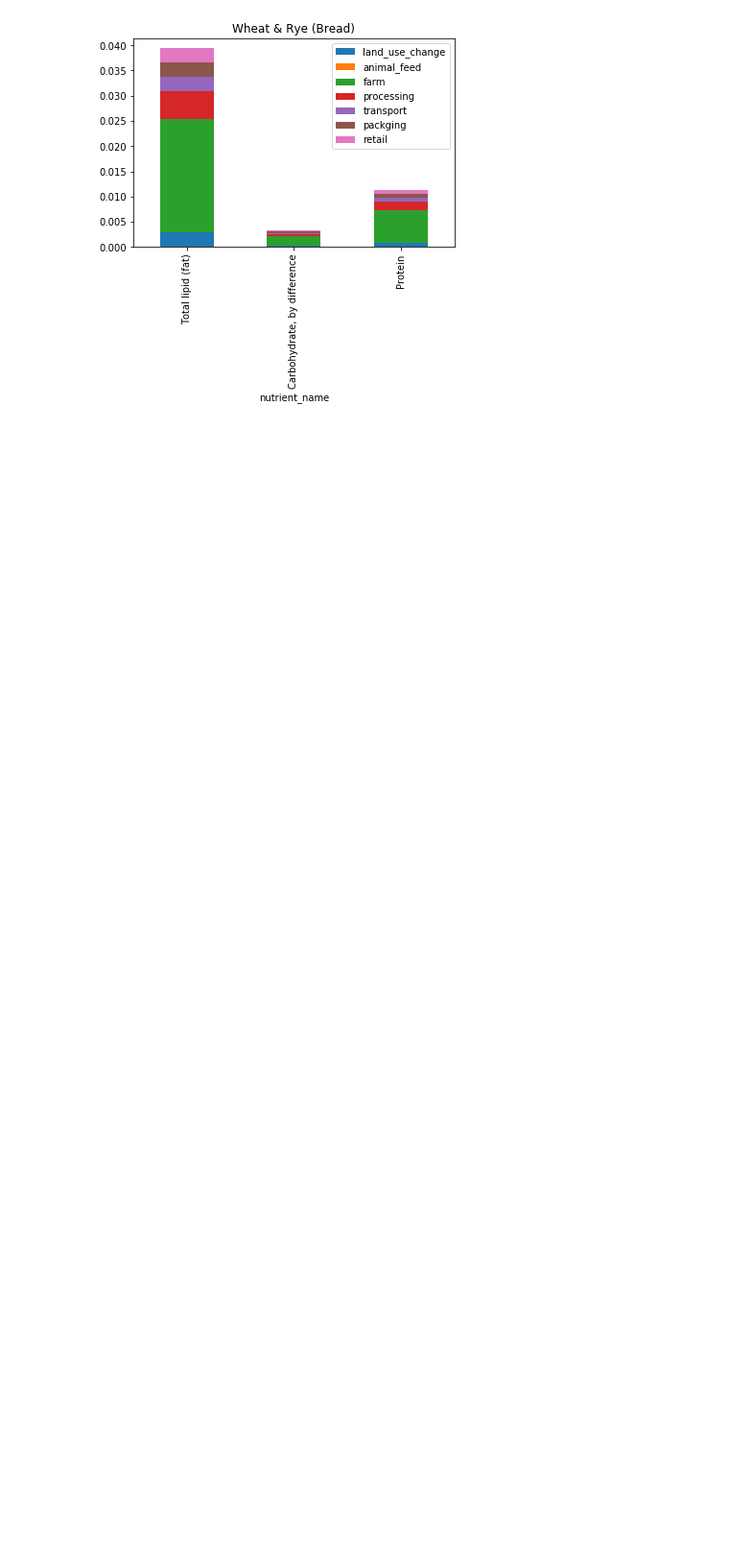
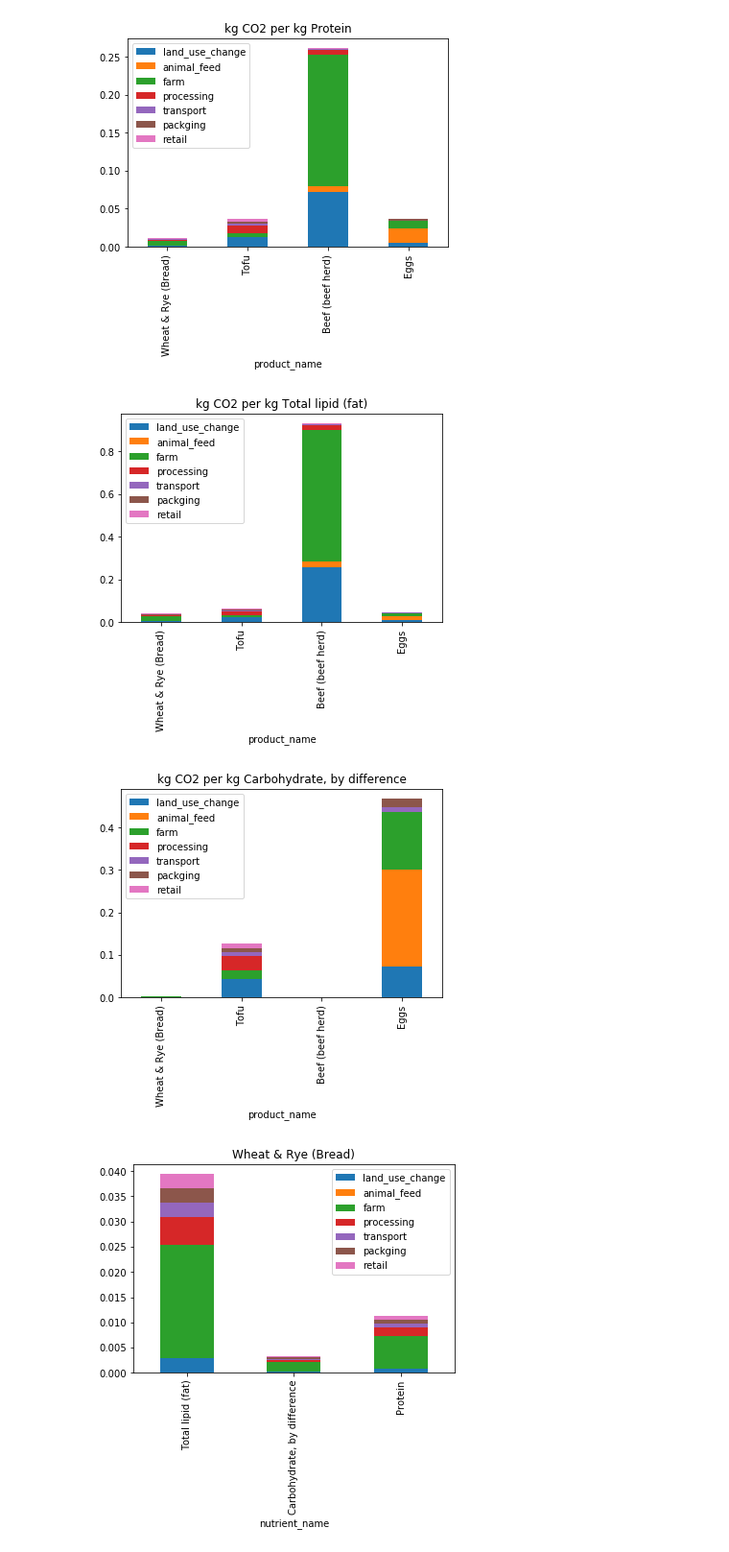
Before and after one commit to ezbc/food-emissions, a Jupyter notebook: food-emissions.ipynb, the cells around one changed output. Shown at 96% size. Drawn from its saved outputs; the diff is of its cells as text; code cells hidden in the pictures; blank space fills up the shorter version.

Commit message:
dataframe by macro

```diff
--- a/food-emissions.ipynb
+++ b/food-emissions.ipynb
@@ -66,6 +66,10 @@ GHG_FDC_MAPPING = [
         ghg_product_name='Beef (beef herd)',
         fdc_id=746759,
     ),
+    GHG_FDC_MAP(
+        ghg_product_name='Eggs',
+        fdc_id=748967,
+    ),
     # 'Maize (Meal)',
     # 'Barley (Beer)', 'Oatmeal',
     #    'Rice', 'Potatoes', 'Cassava', 'Cane Sugar', 'Beet Sugar',
@@ -84,10 +88,14 @@ class Food:
     emissions: pd.DataFrame
     name: str
     nutrients: pd.DataFrame
-    denormalized: pd.DataFrame
+    combined: pd.DataFrame
 
-foods = []
-COMPONENTS = ['Protein', 'Total lipid (fat)', 'Carbohydrate, by difference']
+food_dicts = []
+food_df = None
+PROTEIN = 'Protein'
+FAT = 'Total lipid (fat)'
+CARB = 'Carbohydrate, by difference'
+MACROS = [PROTEIN, FAT, CARB]
 EMISSIONS = ['land_use_change','animal_feed','farm','processing','transport', 'packging', 'retail']
 
 for mapping in GHG_FDC_MAPPING:
@@ -101,17 +109,22 @@ for mapping in GHG_FDC_MAPPING:
     df.to_csv(f'data/artifacts/food-nutrients-{mapping.ghg_product_name}.csv', index=False)
 
 
-    nutrients = df.loc[df.nutrient_name.isin(COMPONENTS)]
+    nutrients = df.loc[df.nutrient_name.isin(MACROS)]
 
     emissions = emissions_df.loc[emissions_df['food_product'] == mapping.ghg_product_name]
 
-    denormalized = pd.merge(nutrients, emissions, left_on='product_name', right_on='food_product').drop(columns='food_product')
-    denormalized[EMISSIONS] = denormalized[EMISSIONS].divide(denormalized['nutrient_amount_per_kg'], axis=0)
+    combined = pd.merge(nutrients, emissions, left_on='product_name', right_on='food_product').drop(columns='food_product')
+    combined[EMISSIONS] = combined[EMISSIONS].divide(combined['nutrient_amount_per_kg'], axis=0)
 
-    food = Food(
+    if food_df is None:
+        food_df = combined
+    else:
+        food_df = pd.concat([food_df, combined])
+
+    food_dict = Food(
         emissions=emissions,
         nutrients=nutrients,
         name=mapping.ghg_product_name,
-        denormalized=denormalized
+        combined=combined
     )
-    foods.append(food)
+    food_dicts.append(food)
@@ -133,3 +147,16 @@ foods[1].denormalized
+# %%
+macros = dict()
+for macro in MACROS:
+    macros[macro] = food_df.loc[food_df['nutrient_name'] == macro]
+
+    to_plot = macros[macro][['product_name', 'land_use_change','animal_feed','farm','processing','transport', 'packging', 'retail']]
+
+    to_plot = to_plot.set_index('product_name')
+    to_plot.plot.bar(stacked=True, title=f'kg CO2 per kg {macro}')
+# %% [output]
+[figure, added]
+[figure, added]
+[figure, added]
 # %%
 for food in foods:
     to_plot = food.denormalized[['nutrient_name', 'land_use_change','animal_feed','farm','processing','transport', 'packging', 'retail']]
```
Also changed, not shown: parts of 4 cells of this notebook, 1 other file.
